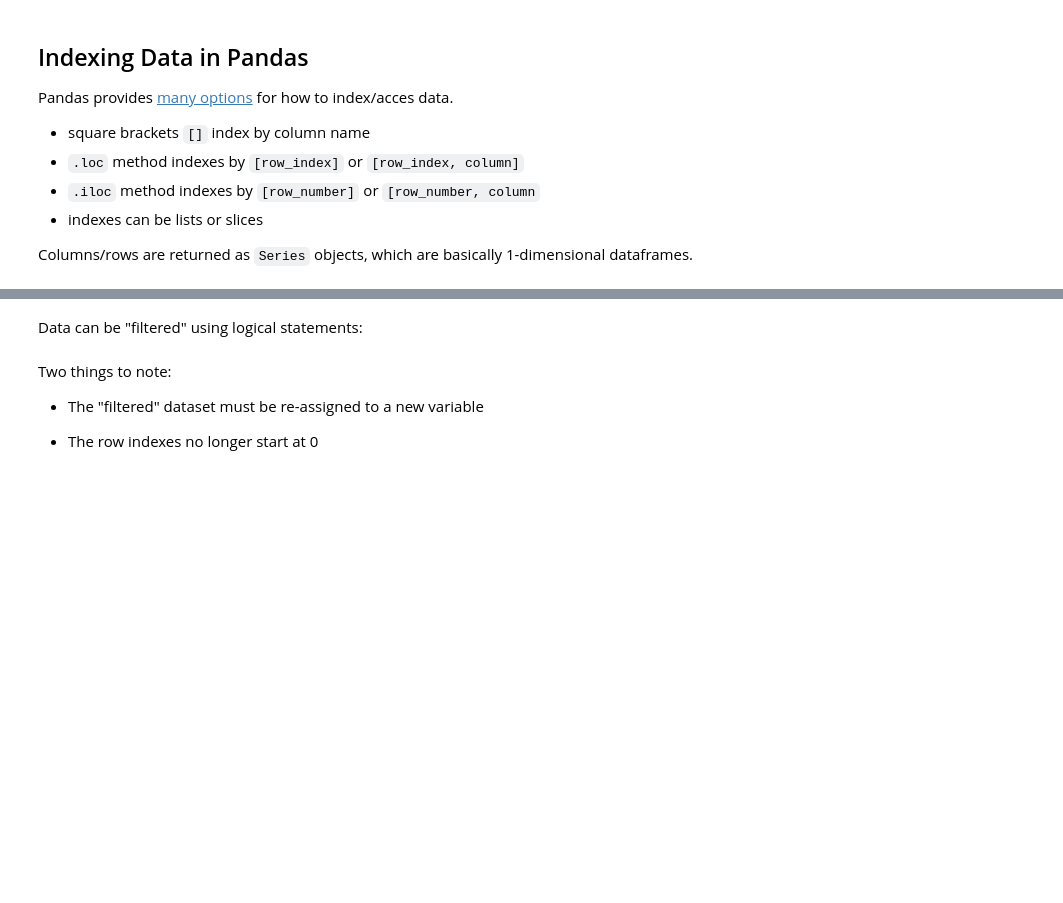
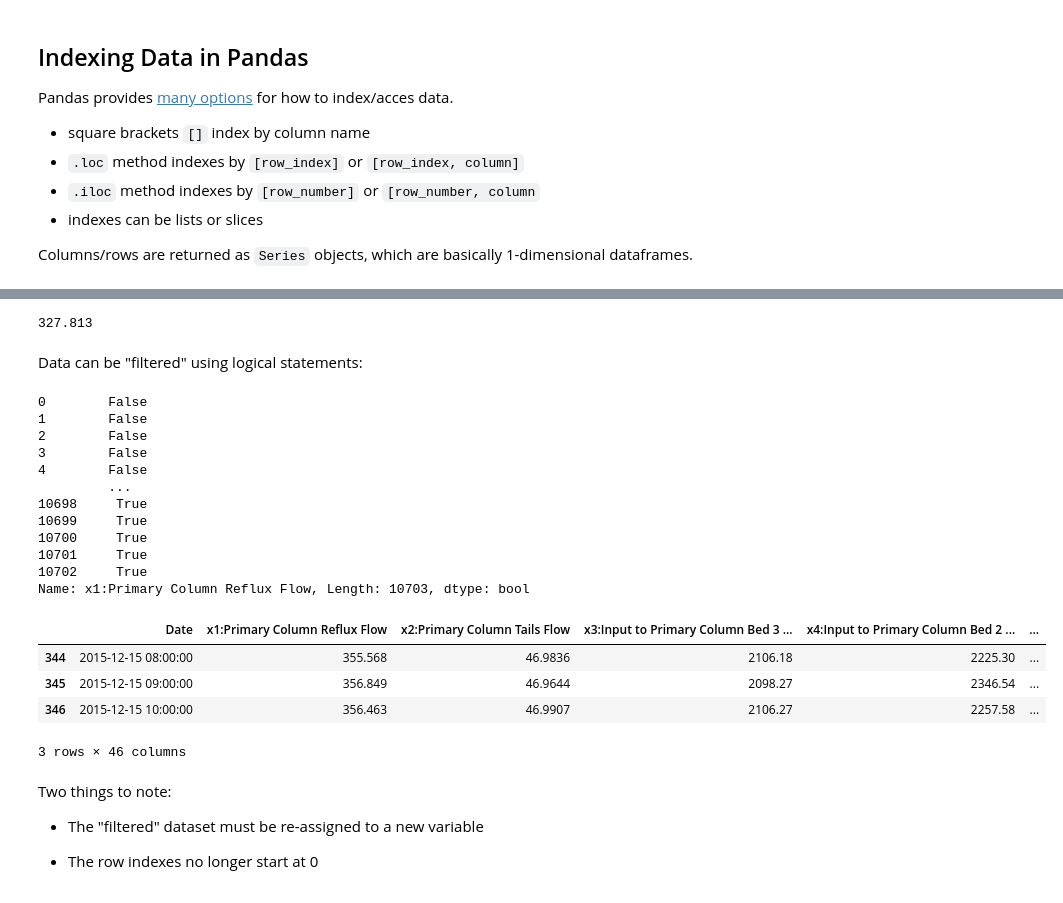
Before and after one commit to medford-group/data_analytics_ChE, a Jupyter notebook: 4-data_management/lecture-data_organization.ipynb, the cells around one changed output, grey strips where cells are left out. Cells and saved outputs as stored; diff of their text form; code cells hidden in the pictures; blank space fills up the shorter version.

```diff
--- a/4-data_management/lecture-data_organization.ipynb
+++ b/4-data_management/lecture-data_organization.ipynb
@@ -53,2 +74,5 @@ Columns/rows are returned as `Series` objects, which are basically 1-dimensional
 # %%
-df['x1:Primary Column Reflux Flow']
+df.loc[10]
+df.loc[0, 'x1:Primary Column Reflux Flow']
+# %% [output]
+327.813
@@ -58,8 +79,28 @@ df.loc[0, 'x1:Primary Column Reflux Flow']
 # %% [markdown]
 Data can be "filtered" using logical statements:
 # %%
-df_filtered = df[df['x1:Primary Column Reflux Flow'] > 350]
+bools = df['x1:Primary Column Reflux Flow'] > 350
+print(bools)
+df_filtered = df[bools]
 df_filtered.head(3)
+# %% [output]
+0        False
+1        False
+2        False
+3        False
+4        False
+         ...
+10698     True
+10699     True
+10700     True
+10701     True
+10702     True
+Name: x1:Primary Column Reflux Flow, Length: 10703, dtype: bool
+|  | Date | x1:Primary Column Reflux Flow | x2:Primary Column Tails Flow | x3:Input to Primary Column Bed 3 ... | x4:Input to Primary Column Bed 2 ... | ... |
+| 344 | 2015-12-15 08:00:00 | 355.568 | 46.9836 | 2106.18 | 2225.30 | ... |
+| 345 | 2015-12-15 09:00:00 | 356.849 | 46.9644 | 2098.27 | 2346.54 | ... |
+| 346 | 2015-12-15 10:00:00 | 356.463 | 46.9907 | 2106.27 | 2257.58 | ... |
+3 rows × 46 columns
 # %% [markdown]
 Two things to note:
 
```
Also changed, not shown: parts of 39 cells of this notebook, 13 other files.
